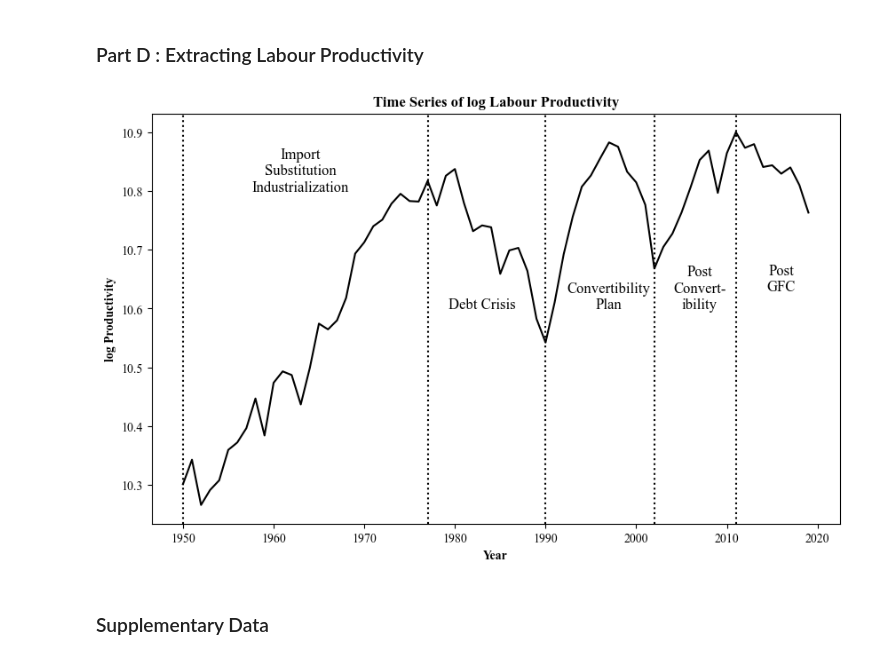
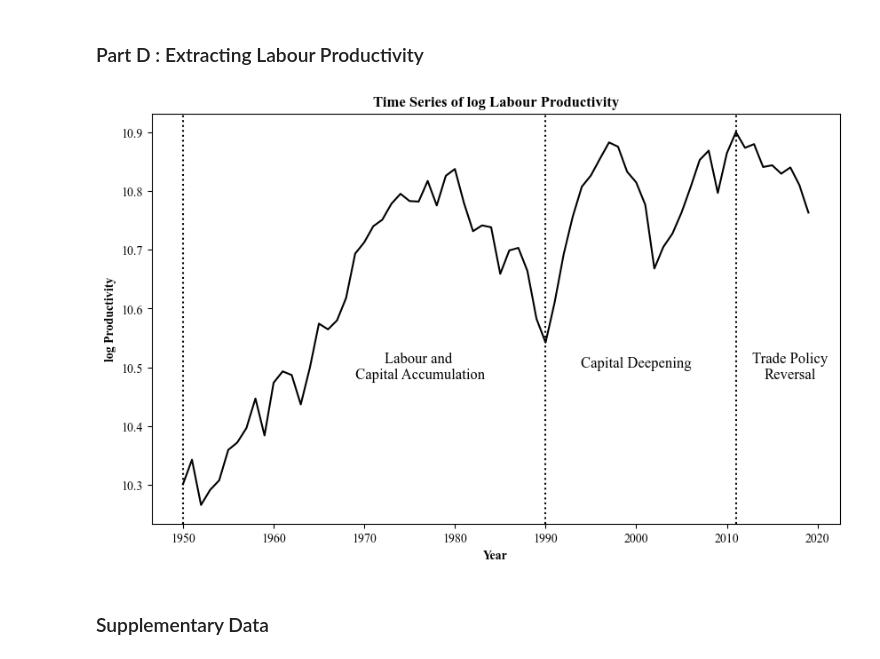
Before and after one commit to andreheeshaojun/EC2B1-Coursework, a Jupyter notebook: Section A/Section-A-Code.ipynb, the cells around one changed output. Drawn from its saved outputs; the diff is of its cells as text; code cells hidden in the pictures.

```diff
--- a/Section A/Section-A-Code.ipynb
+++ b/Section A/Section-A-Code.ipynb
@@ -1339,32 +1245,28 @@ plt.show()
 # %%
 filtered_df['Labour Productivity'] = np.log(filtered_df['Real GDP at constant 2017 national prices (in mil. 2017US$)'] / (filtered_df['Number of persons engaged (in millions)']))
 
 
 # Plot a time series graph of labour productivity and total factor productivity, normalise y-values using log
 plt.figure(figsize=(10, 6))
 plt.plot(filtered_df['Year'], filtered_df['Labour Productivity'], color='black', linestyle='-', label='Labour Productivity')
 #plt.plot(filtered_df['Year'], filtered_df['A (TFP) Relative'], color='blue', linestyle='-', label='Total Factor Productivity')
 
 # Add vertical dotted lines using datetime
 plt.axvline(x=datetime(1950, 1, 1), color='black', linestyle='dotted')
-plt.axvline(x=datetime(1977, 1, 1), color='black', linestyle='dotted')
 plt.axvline(x=datetime(1990, 1, 1), color='black', linestyle='dotted')
-plt.axvline(x=datetime(2002, 1, 1), color='black', linestyle='dotted')
 plt.axvline(x=datetime(2011, 1, 1), color='black', linestyle='dotted')
 
 # Add annotations for the periods
-plt.annotate('Import\nSubstitution\nIndustrialization', xy=(datetime(1963, 1, 1), 10.8), ha='center', color='black', fontsize=12)
-plt.annotate('Debt Crisis', xy=(datetime(1983, 1, 1), 10.6), ha='center', color='black', fontsize=12)
-plt.annotate('Convertibility\nPlan', xy=(datetime(1997, 1, 1), 10.6), ha='center', color='black', fontsize=12)
-plt.annotate('Post\nConvert-\nibility', xy=(datetime(2007, 1, 1), 10.6), ha='center', color='black', fontsize=12)
-plt.annotate('Post\nGFC', xy=(datetime(2016, 1, 1), 10.63), ha='center', color='black', fontsize=12)
+plt.annotate('Labour and\n Capital Accumulation', xy=(datetime(1976, 1, 1), 10.48), ha='center', color='black', fontsize=12)
+plt.annotate('Capital Deepening', xy=(datetime(2000, 1, 1), 10.5), ha='center', color='black', fontsize=12)
+plt.annotate('Trade Policy\nReversal', xy=(datetime(2017, 1, 1), 10.48), ha='center', color='black', fontsize=12)
 
 plt.xlabel('Year',fontweight="bold")
 plt.ylabel('log Productivity',fontweight="bold")
 plt.title('Time Series of log Labour Productivity',fontweight ="bold")
 plt.show()
 # %% [output]
-[figure, old version]
+[figure, new version]
 # %% [markdown]
 ### Supplementary Data
 # %%
```
Also changed, not shown: parts of 13 cells of this notebook.
